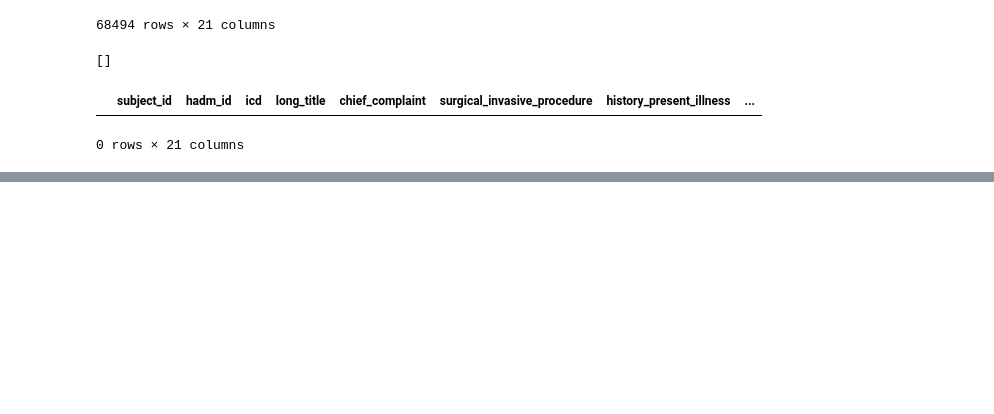
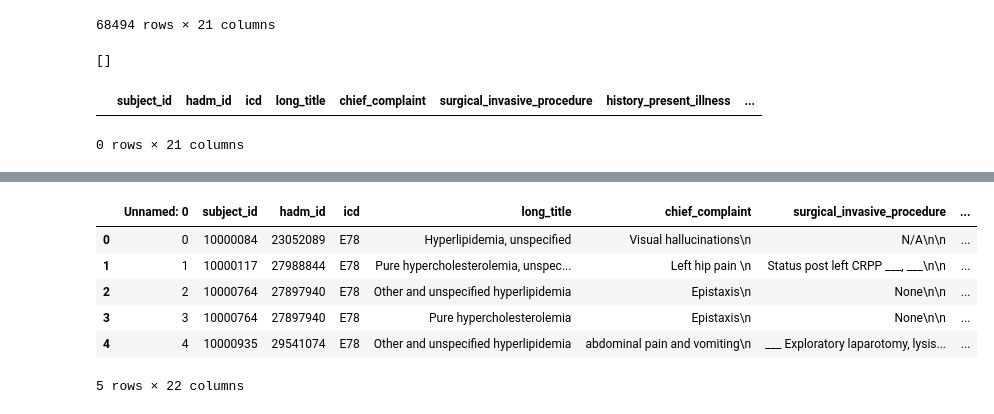
Before and after one commit to smitamisra/EHR_exploration, a Jupyter notebook: notebooks/text_db_creation.ipynb, the cells around one changed output, grey strips where cells are left out. Saved outputs shown, nothing was run; the diff lists cells and outputs as text; code cells hidden in the pictures; blank space fills up the shorter version.

```diff
--- a/notebooks/text_db_creation.ipynb
+++ b/notebooks/text_db_creation.ipynb
@@ -869,0 +816,11 @@ df_pivot.pivot_table(columns='icd', index = ['subject_id', 'hadm_id'])
+# %%
+text_e78 = pd.read_csv("../data/text_ice78.csv")
+text_e78.head(5)
+# %% [output]
+|  | Unnamed: 0 | subject_id | hadm_id | icd | long_title | chief_complaint | surgical_invasive_procedure | ... |
+| 0 | 0 | 10000084 | 23052089 | E78 | Hyperlipidemia, unspecified | Visual hallucinations\n | N/A\n\n | ... |
+| 1 | 1 | 10000117 | 27988844 | E78 | Pure hypercholesterolemia, unspec... | Left hip pain \n | Status post left CRPP ___, ___\n\n | ... |
+| 2 | 2 | 10000764 | 27897940 | E78 | Other and unspecified hyperlipidemia | Epistaxis\n | None\n\n | ... |
+| 3 | 3 | 10000764 | 27897940 | E78 | Pure hypercholesterolemia | Epistaxis\n | None\n\n | ... |
+| 4 | 4 | 10000935 | 29541074 | E78 | Other and unspecified hyperlipidemia | abdominal pain and vomiting\n | ___ Exploratory laparotomy, lysis... | ... |
+5 rows × 22 columns
```
Also changed, not shown: parts of 36 cells of this notebook.
